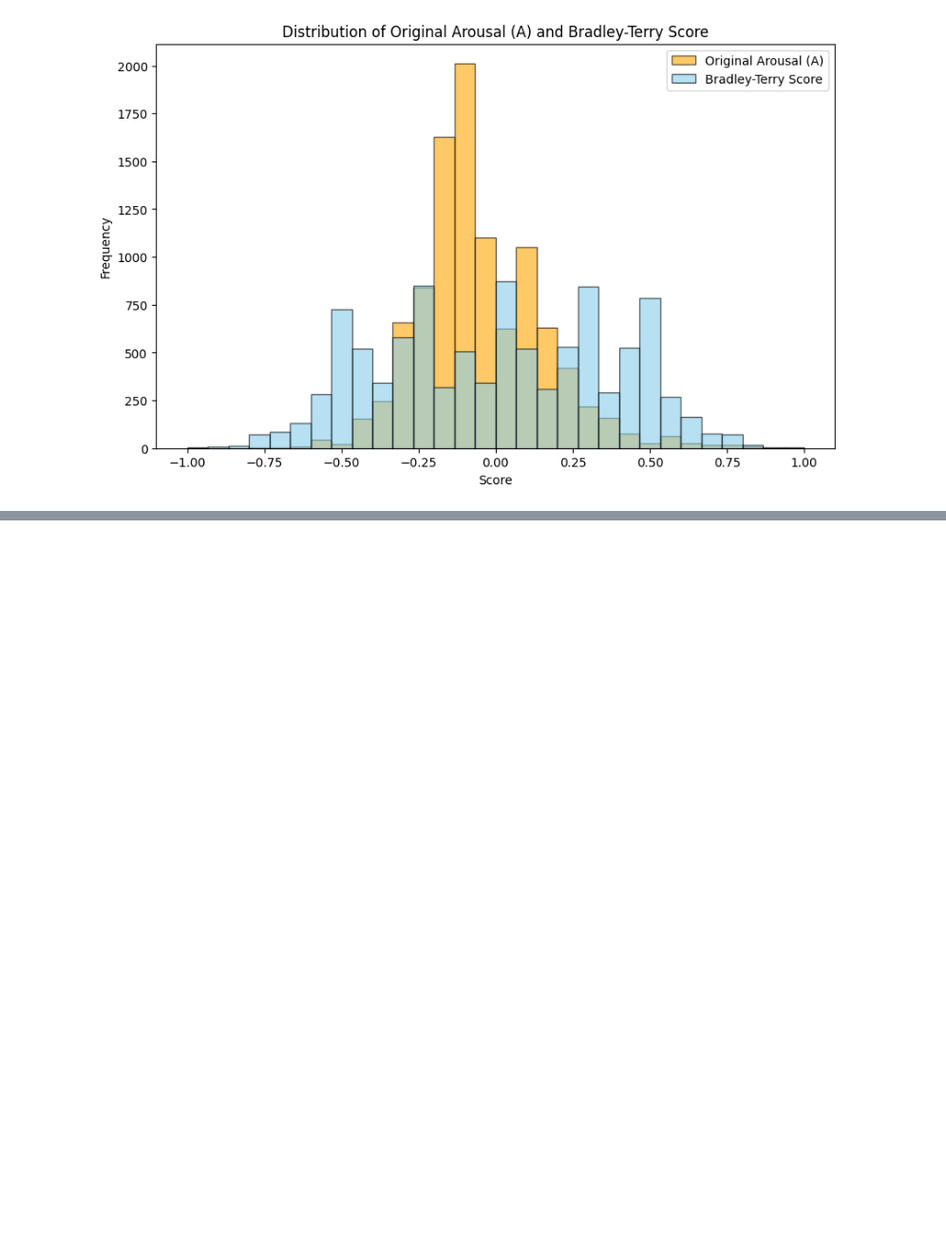
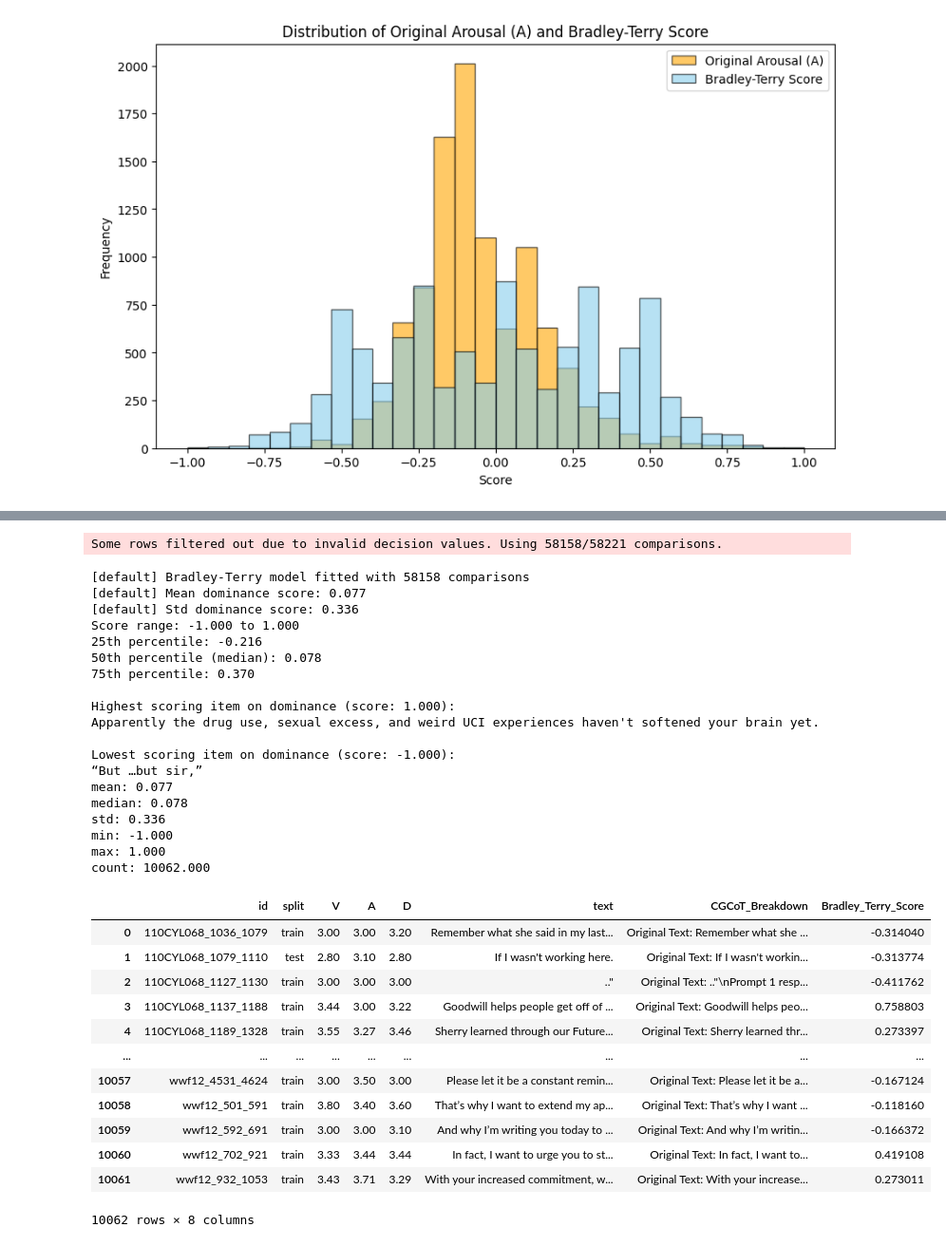
Before and after one commit to EDSI-UMD-College-Park/EmoPair, a Jupyter notebook: build_emopair.ipynb, the cells around one changed output, grey strips where cells are left out. Shown at 95% size. Cells and saved outputs as stored; diff of their text form; code cells hidden in the pictures; blank space fills up the shorter version.

```diff
--- a/build_emopair.ipynb
+++ b/build_emopair.ipynb
@@ -424,0 +497,36 @@ plt.show()
+# %%
+emopair_dom_untied.score_items(normalization_scale='negative-one-to-one')
+# %% [output]
+Some rows filtered out due to invalid decision values. Using 58158/58221 comparisons.
+[default] Bradley-Terry model fitted with 58158 comparisons
+[default] Mean dominance score: 0.077
+[default] Std dominance score: 0.336
+Score range: -1.000 to 1.000
+25th percentile: -0.216
+50th percentile (median): 0.078
+75th percentile: 0.370
+
+Highest scoring item on dominance (score: 1.000):
+Apparently the drug use, sexual excess, and weird UCI experiences haven't softened your brain yet.
+
+Lowest scoring item on dominance (score: -1.000):
+“But …but sir,”
+mean: 0.077
+median: 0.078
+std: 0.336
+min: -1.000
+max: 1.000
+count: 10062.000
+|  | id | split | V | A | D | text | CGCoT_Breakdown | Bradley_Terry_Score |
+| 0 | 110CYL068_1036_1079 | train | 3.00 | 3.00 | 3.20 | Remember what she said in my last... | Original Text: Remember what she ... | -0.314040 |
+| 1 | 110CYL068_1079_1110 | test | 2.80 | 3.10 | 2.80 | If I wasn't working here. | Original Text: If I wasn't workin... | -0.313774 |
+| 2 | 110CYL068_1127_1130 | train | 3.00 | 3.00 | 3.00 | .." | Original Text: .."\nPrompt 1 resp... | -0.411762 |
+| 3 | 110CYL068_1137_1188 | train | 3.44 | 3.00 | 3.22 | Goodwill helps people get off of ... | Original Text: Goodwill helps peo... | 0.758803 |
+| 4 | 110CYL068_1189_1328 | train | 3.55 | 3.27 | 3.46 | Sherry learned through our Future... | Original Text: Sherry learned thr... | 0.273397 |
+| ... | ... | ... | ... | ... | ... | ... | ... | ... |
+| 10057 | wwf12_4531_4624 | train | 3.00 | 3.50 | 3.00 | Please let it be a constant remin... | Original Text: Please let it be a... | -0.167124 |
+| 10058 | wwf12_501_591 | train | 3.80 | 3.40 | 3.60 | That’s why I want to extend my ap... | Original Text: That’s why I want ... | -0.118160 |
+| 10059 | wwf12_592_691 | train | 3.00 | 3.00 | 3.10 | And why I’m writing you today to ... | Original Text: And why I’m writin... | -0.166372 |
+| 10060 | wwf12_702_921 | train | 3.33 | 3.44 | 3.44 | In fact, I want to urge you to st... | Original Text: In fact, I want to... | 0.419108 |
+| 10061 | wwf12_932_1053 | train | 3.43 | 3.71 | 3.29 | With your increased commitment, w... | Original Text: With your increase... | 0.273011 |
+10062 rows × 8 columns
```
Also changed, not shown: parts of 10 cells of this notebook, 1 other file.
